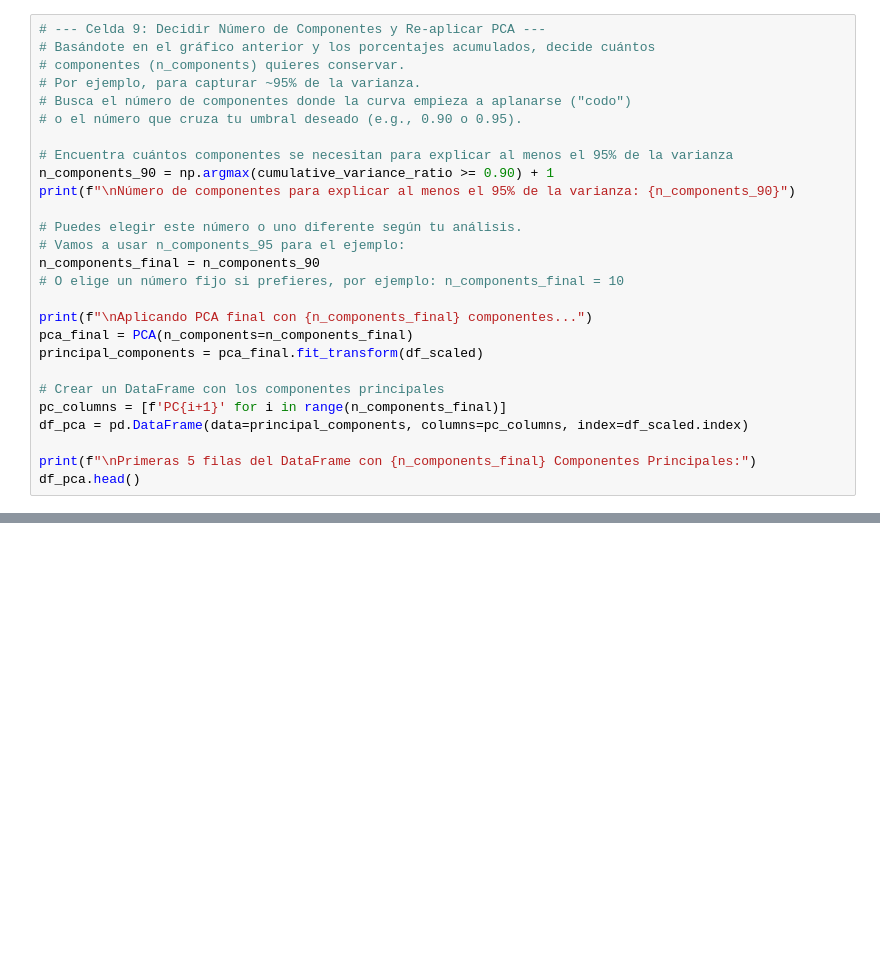
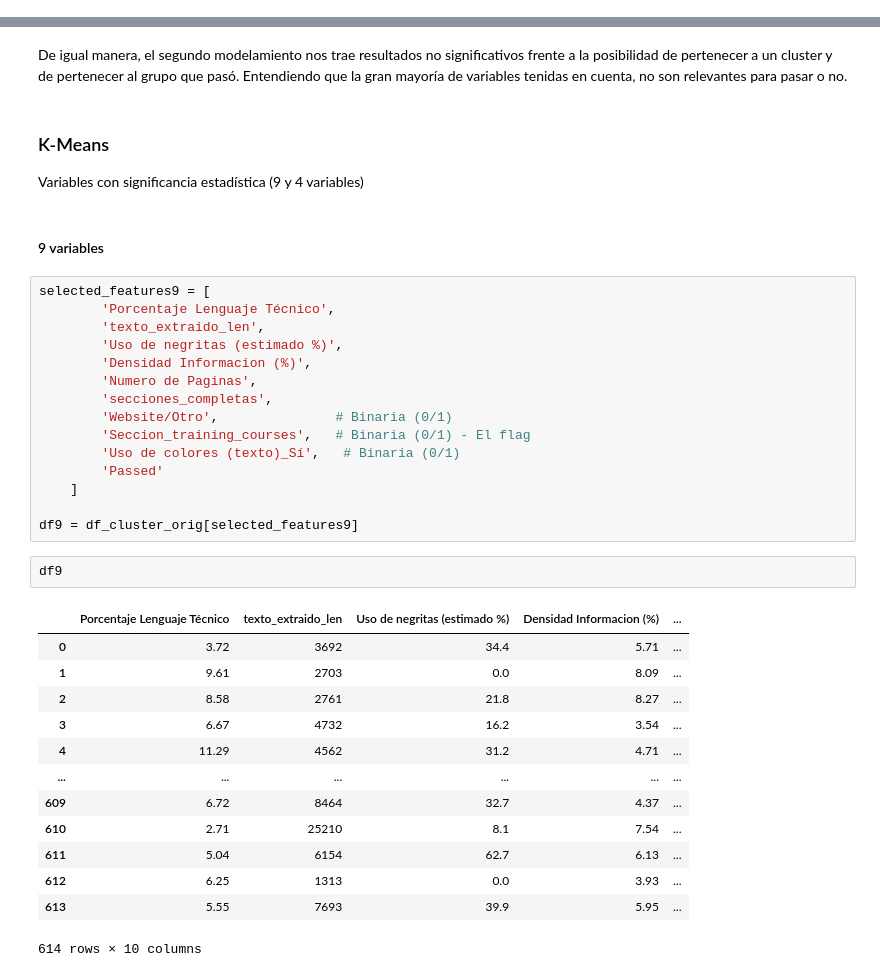
Before and after one commit to mastervecino/ProyectoFinalMaestria, a Jupyter notebook: Modelado/Clustering y PCA.ipynb, the cells around one changed output, grey strips where cells are left out. Saved outputs shown, nothing was run; the diff lists cells and outputs as text; blank space fills up the shorter version.

Commit message:
Clustering

```diff
--- a/Modelado/Clustering y PCA.ipynb
+++ b/Modelado/Clustering y PCA.ipynb
@@ -423,27 +0,0 @@ plt.show()
-# %%
-# --- Celda 9: Decidir Número de Componentes y Re-aplicar PCA ---
-# Basándote en el gráfico anterior y los porcentajes acumulados, decide cuántos
-# componentes (n_components) quieres conservar.
-# Por ejemplo, para capturar ~95% de la varianza.
-# Busca el número de componentes donde la curva empieza a aplanarse ("codo")
-# o el número que cruza tu umbral deseado (e.g., 0.90 o 0.95).
-
-# Encuentra cuántos componentes se necesitan para explicar al menos el 95% de la varianza
-n_components_90 = np.argmax(cumulative_variance_ratio >= 0.90) + 1
-print(f"\nNúmero de componentes para explicar al menos el 95% de la varianza: {n_components_90}")
-
-# Puedes elegir este número o uno diferente según tu análisis.
-# Vamos a usar n_components_95 para el ejemplo:
-n_components_final = n_components_90
-# O elige un número fijo si prefieres, por ejemplo: n_components_final = 10
-
-print(f"\nAplicando PCA final con {n_components_final} componentes...")
-pca_final = PCA(n_components=n_components_final)
-principal_components = pca_final.fit_transform(df_scaled)
-
-# Crear un DataFrame con los componentes principales
-pc_columns = [f'PC{i+1}' for i in range(n_components_final)]
-df_pca = pd.DataFrame(data=principal_components, columns=pc_columns, index=df_scaled.index)
-
-print(f"\nPrimeras 5 filas del DataFrame con {n_components_final} Componentes Principales:")
-df_pca.head()
@@ -534,0 +424,38 @@ Name: PC1, dtype: float64
+# %% [markdown]
+De igual manera, el segundo modelamiento nos trae resultados no significativos frente a la posibilidad de pertenecer a un cluster y de pertenecer al grupo que pasó. Entendiendo que la gran mayoría de variables tenidas en cuenta, no son relevantes para pasar o no.
+# %% [markdown]
+### K-Means
+Variables con significancia estadística (9 y 4 variables)
+# %% [markdown]
+#### 9 variables
+# %%
+selected_features9 = [
+        'Porcentaje Lenguaje Técnico',
+        'texto_extraido_len',
+        'Uso de negritas (estimado %)',
+        'Densidad Informacion (%)',
+        'Numero de Paginas',
+        'secciones_completas',
+        'Website/Otro',               # Binaria (0/1)
+        'Seccion_training_courses',   # Binaria (0/1) - El flag
+        'Uso de colores (texto)_Sí',   # Binaria (0/1)
+        'Passed'
+    ]
+
+df9 = df_cluster_orig[selected_features9]
+# %%
+df9
+# %% [output]
+|  | Porcentaje Lenguaje Técnico | texto_extraido_len | Uso de negritas (estimado %) | Densidad Informacion (%) | ... |
+| 0 | 3.72 | 3692 | 34.4 | 5.71 | ... |
+| 1 | 9.61 | 2703 | 0.0 | 8.09 | ... |
+| 2 | 8.58 | 2761 | 21.8 | 8.27 | ... |
+| 3 | 6.67 | 4732 | 16.2 | 3.54 | ... |
+| 4 | 11.29 | 4562 | 31.2 | 4.71 | ... |
+| ... | ... | ... | ... | ... | ... |
+| 609 | 6.72 | 8464 | 32.7 | 4.37 | ... |
+| 610 | 2.71 | 25210 | 8.1 | 7.54 | ... |
+| 611 | 5.04 | 6154 | 62.7 | 6.13 | ... |
+| 612 | 6.25 | 1313 | 0.0 | 3.93 | ... |
+| 613 | 5.55 | 7693 | 39.9 | 5.95 | ... |
+614 rows × 10 columns
```
Also changed, not shown: parts of 34 cells of this notebook, 15 other files.
